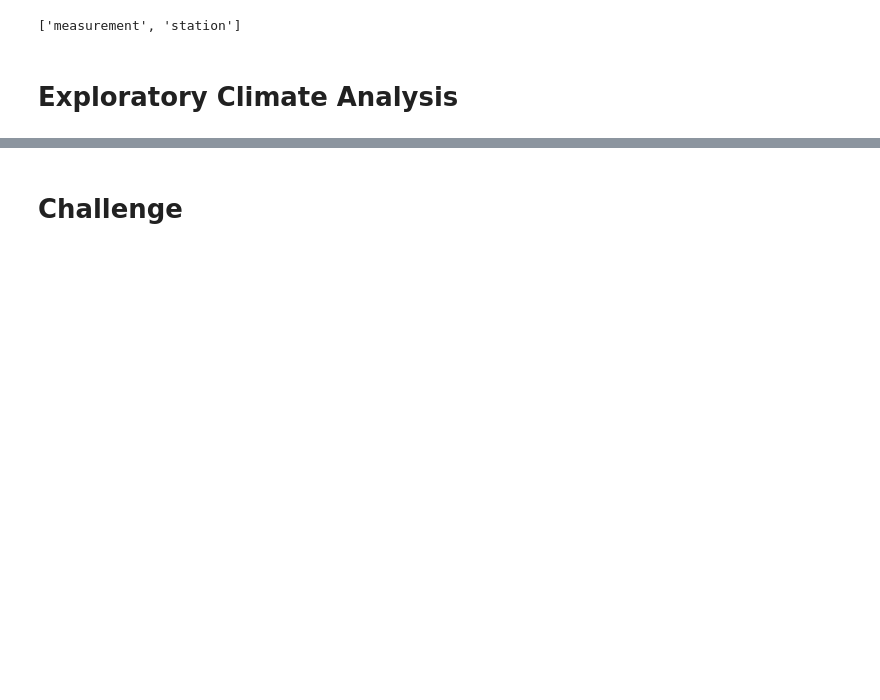
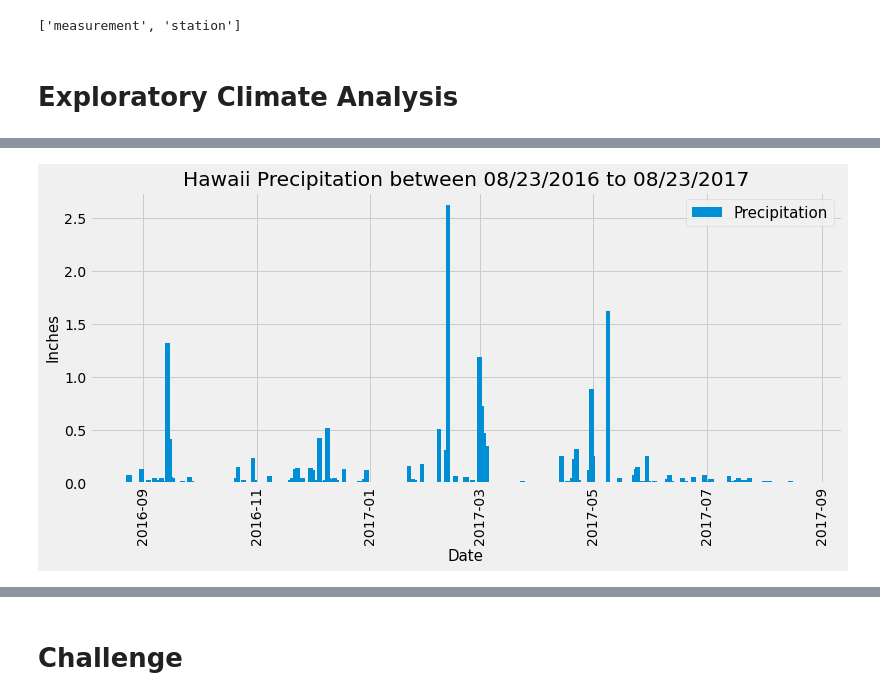
Before and after one commit to manriquep/surfs_up, a Jupyter notebook: climate_analysis.ipynb, the cells around one changed output, grey strips where cells are left out. Cells and saved outputs as stored; diff of their text form; code cells hidden in the pictures; blank space fills up the shorter version.

```diff
--- a/climate_analysis.ipynb
+++ b/climate_analysis.ipynb
@@ -42,11 +42,21 @@ session = Session(engine)
 #Starting from the last data point in the database.
 
 # Calculate the date one year from the last date in data set.
+prev_year = dt.date(2017, 8, 23) - dt.timedelta(days=365)
 
 # Perform a query to retrieve the data and precipitation scores
+results = session.query(Measurement.date, Measurement.prcp).\
+filter(Measurement.date >= prev_year).\
+group_by(Measurement.date).all()
+
 
 # Save the query results as a Pandas DataFrame and set the index to the date column
+df = pd.DataFrame(results, columns=['date', 'prcp'])
+df.date = pd.to_datetime(df.date)
+
+
+df.set_index(df['date'], inplace=True)
+print(df.to_string(index=False))
 
 # Sort the dataframe by date
-
-# Use Pandas Plotting with Matplotlib to plot the data
+df = df.sort_index()
@@ -53,2 +81,16 @@ session = Session(engine)
+# %%
+fig, ax = plt.subplots(figsize=(12, 5))
+
+plt.bar(df.index,df['prcp'],width=2.5)
+plt.xticks(rotation=90)
+plt.title('Hawaii Precipitation between 08/23/2016 to 08/23/2017')
+plt.xlabel('Date',fontsize =15)
+plt.ylabel('Inches', fontsize =15)
+plt.xticks(rotation=90)
+plt.legend(['Precipitation'],fontsize =15)
+
+plt.show()
+# %% [output]
+[figure, added]
 # %%
 # Use Pandas to calcualte the summary statistics for the precipitation data
```
Also changed, not shown: parts of 7 cells of this notebook.
